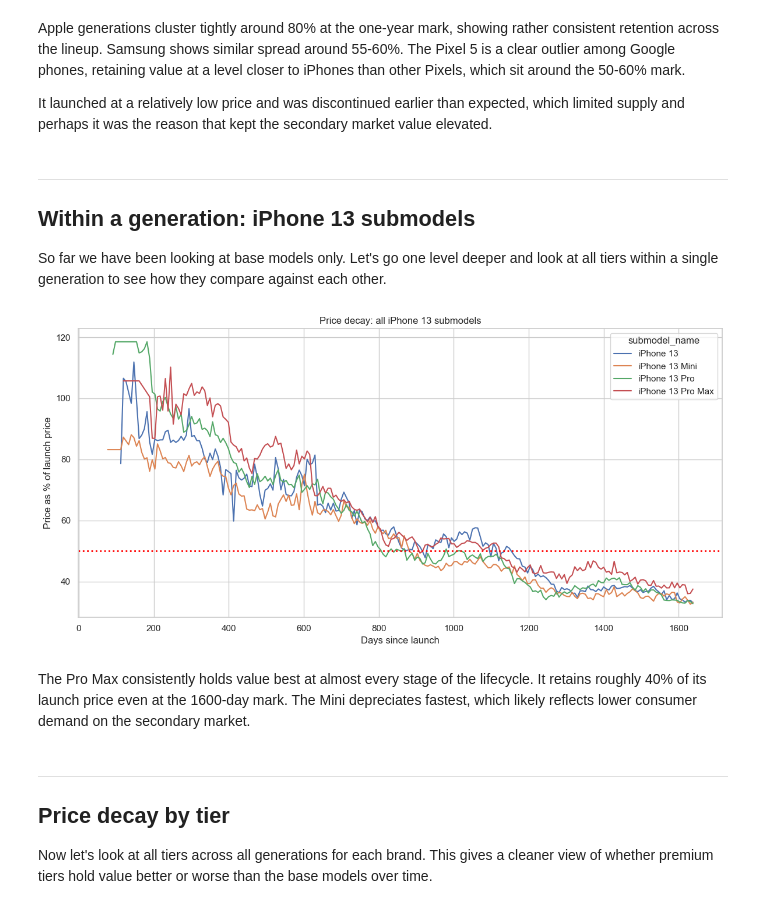
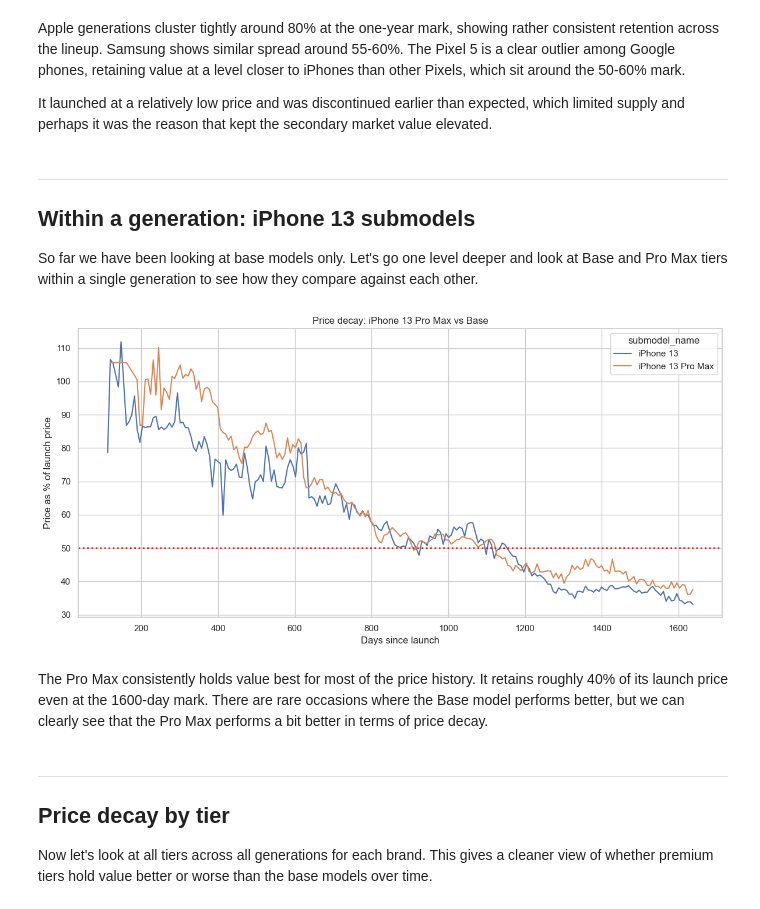
Before and after one commit to ady7ady7/python_agentic_learning, a Jupyter notebook: project1_phones_sales_analytics/notebooks/08_final_project_sns.ipynb, the cells around one changed output. Saved outputs shown, nothing was run; the diff lists cells and outputs as text; code cells hidden in the pictures.

```diff
--- a/project1_phones_sales_analytics/notebooks/08_final_project_sns.ipynb
+++ b/project1_phones_sales_analytics/notebooks/08_final_project_sns.ipynb
@@ -568,24 +560,24 @@ It launched at a relatively low price and was discontinued earlier than expected
 ---
 ## Within a generation: iPhone 13 submodels
 
-So far we have been looking at base models only. Let's go one level deeper and look at all tiers within a single generation to see how they compare against each other.
+So far we have been looking at base models only. Let's go one level deeper and look at Base and Pro Max tiers within a single generation to see how they compare against each other.
 # %%
-iphone13_decay_df = df[df['generation_name'] == 'iPhone 13'].groupby(
+iphone13_decay_df = df[(df['generation_name'] == 'iPhone 13') & (df['tier'].isin(['Base', 'Pro Max']))].groupby(
     ['submodel_name', 'days_rounded'])['price_pct_of_launch'].mean().reset_index()
 
 fig, ax = plt.subplots(figsize=(12, 6))
 sns.lineplot(data=iphone13_decay_df, x='days_rounded', y='price_pct_of_launch',
     hue='submodel_name', ax=ax)
 ax.axhline(50, color='red', linestyle='dotted', linewidth=2)
-ax.set_title('Price decay: all iPhone 13 submodels')
+ax.set_title('Price decay: iPhone 13 Pro Max vs Base')
 ax.set_xlabel('Days since launch')
 ax.set_ylabel('Price as % of launch price')
 plt.tight_layout()
 plt.show()
 # %% [output]
-[figure, old version]
+[figure, new version]
 # %% [markdown]
-The Pro Max consistently holds value best at almost every stage of the lifecycle. It retains roughly 40% of its launch price even at the 1600-day mark. The Mini depreciates fastest, which likely reflects lower consumer demand on the secondary market.
+The Pro Max consistently holds value best for most of the price history. It retains roughly 40% of its launch price even at the 1600-day mark. There are rare occasions where the Base model performs better, but we can clearly see that the Pro Max performs a bit better in terms of price decay.
 # %% [markdown]
 ---
 ## Price decay by tier
```
Also changed, not shown: parts of 17 cells of this notebook, 3 other files.
